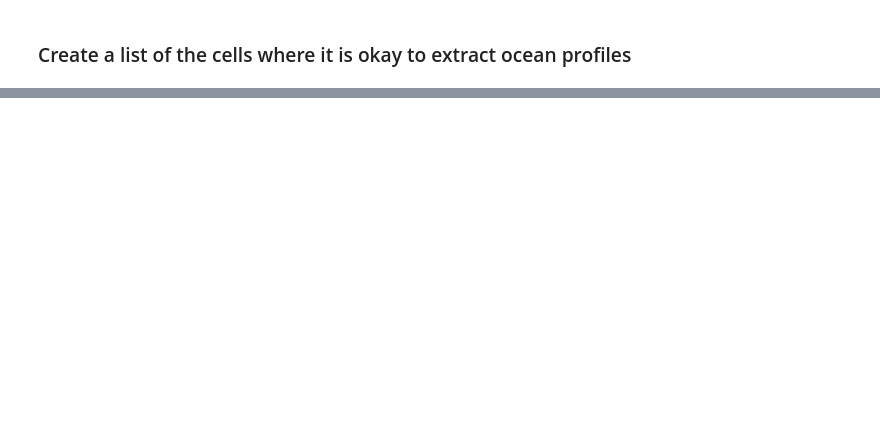
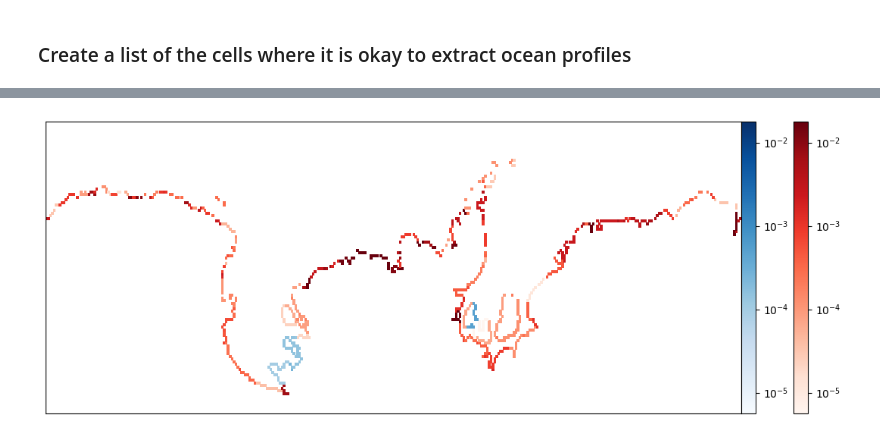
Before and after one commit to hockenden97/simpleNN_basal_melt, a Jupyter notebook: AIAI_scripts_notebooks/NEMO_full_process_function.ipynb, the cells around one changed output, grey strips where cells are left out. Cells and saved outputs as stored; diff of their text form; code cells hidden in the pictures; blank space fills up the shorter version.

```diff
--- a/AIAI_scripts_notebooks/NEMO_full_process_function.ipynb
+++ b/AIAI_scripts_notebooks/NEMO_full_process_function.ipynb
@@ -547,22 +668,25 @@ output_melt
 # %%
-melt = xr.open_dataset(filepath_nn_output + 'nn_output_melt' '_' + simulation + '_' + year_of_interest + '.nc')
+melt = xr.open_dataset(filepath_this_nn_output)# + 'nn_output_melt' '_' + simulation + '_' + year_of_interest + '.nc')
 melt_all = melt.melt.values
 melt_all[melt_all == 0] = np.nan
 
 fig, ax = plt.subplots(1,1, figsize = (15,5))
 im = plt.pcolor(np.log10(-melt_all), cmap = 'Reds')
-im.set_clim(-2.5,1.5)
+im.set_clim(-5.25,-1.75)
 cbar = plt.colorbar(im, ax= ax, pad = -0.08)
-cbar.set_ticks((-2,-1,0,1))
-cbar.set_ticklabels(((10**-2), (10**-1), (10**0), (10**1)))
+cbar.set_ticks((-5,-4,-3,-2))
+cbar.set_ticklabels((('10$^{-5}$'), ('10$^{-4}$'), ('10$^{-3}$'), ('10$^{-2}$')))
 im = plt.pcolor(np.log10(melt_all), cmap = 'Blues')
-im.set_clim(-2.5,1.5)
+im.set_clim(-5.25,-1.75)
 cbar = plt.colorbar(im, ax= ax, pad = 0)
-cbar.set_ticks((-2,-1,0,1))
-cbar.set_ticklabels(((10**-2), (10**-1), (10**0), (10**1)))
+cbar.set_ticks((-5,-4,-3,-2))
+cbar.set_ticklabels((('10$^{-5}$'), ('10$^{-4}$'), ('10$^{-3}$'), ('10$^{-2}$')))
 
 ax.set_xticks([]);
 ax.set_yticks([]);
+ax.set_ylim(0,110)
 
 #im.set_clim(-0.1,0)
 fig.savefig('Output melt.jpg', dpi = 200, bbox_inches = 'tight')
+# %% [output]
+[figure, added]
```
Also changed, not shown: parts of 26 cells of this notebook, 7 other files.
